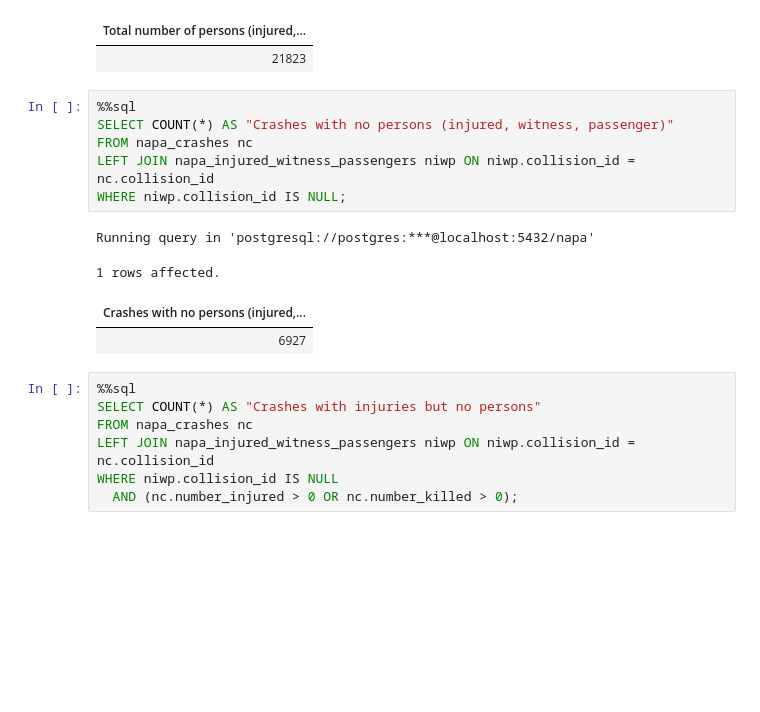
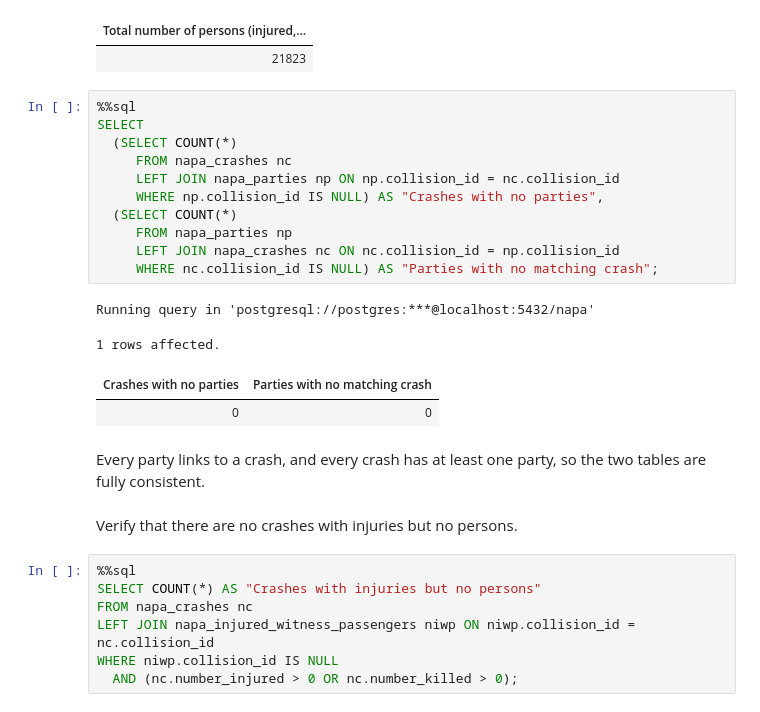
Before and after one commit to cillam/napa_crashes, a Jupyter notebook: napa_crash_analysis.ipynb, the cells around one changed output. Cells and saved outputs as stored; diff of their text form; blank space fills up the shorter version.

```diff
--- a/napa_crash_analysis.ipynb
+++ b/napa_crash_analysis.ipynb
@@ -444,17 +456,26 @@ Running query in 'postgresql://postgres:***@localhost:5432/napa'
 1 rows affected.
 | Total number of persons (injured,... |
 | 21823 |
-# %%
-%%sql
-SELECT COUNT(*) AS "Crashes with no persons (injured, witness, passenger)"
-FROM napa_crashes nc
-LEFT JOIN napa_injured_witness_passengers niwp ON niwp.collision_id = nc.collision_id
-WHERE niwp.collision_id IS NULL;
-# %% [output]
-Running query in 'postgresql://postgres:***@localhost:5432/napa'
-1 rows affected.
-| Crashes with no persons (injured,... |
-| 6927 |
+# %%
+%%sql
+SELECT
+  (SELECT COUNT(*)
+     FROM napa_crashes nc
+     LEFT JOIN napa_parties np ON np.collision_id = nc.collision_id
+     WHERE np.collision_id IS NULL) AS "Crashes with no parties",
+  (SELECT COUNT(*)
+     FROM napa_parties np
+     LEFT JOIN napa_crashes nc ON nc.collision_id = np.collision_id
+     WHERE nc.collision_id IS NULL) AS "Parties with no matching crash";
+# %% [output]
+Running query in 'postgresql://postgres:***@localhost:5432/napa'
+1 rows affected.
+| Crashes with no parties | Parties with no matching crash |
+| 0 | 0 |
+# %% [markdown]
+Every party links to a crash, and every crash has at least one party, so the two tables are fully consistent.
+# %% [markdown]
+Verify that there are no crashes with injuries but no persons.
 # %%
 %%sql
 SELECT COUNT(*) AS "Crashes with injuries but no persons"
```
Also changed, not shown: parts of 19 cells of this notebook, 1 other file.
